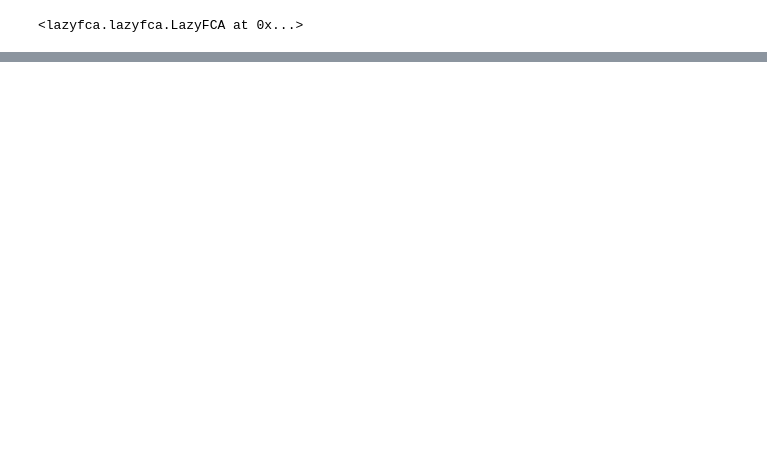
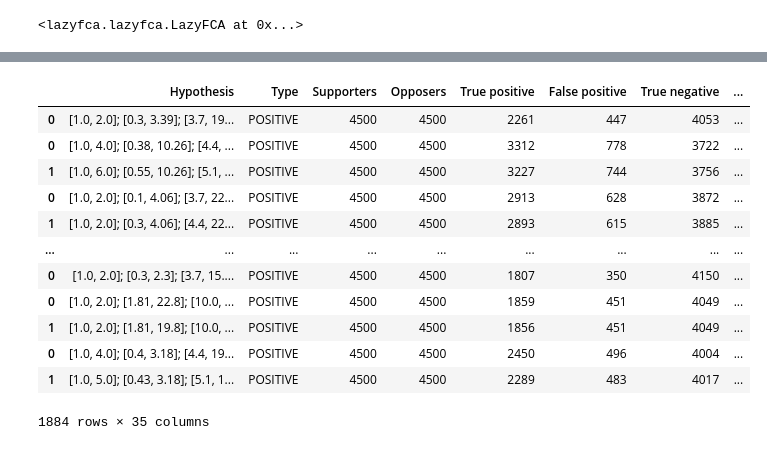
Before and after one commit to TTPO100AJIEX/OSDA-LazyFCA, a Jupyter notebook: experiments/taxi_topk_ranking_raw.ipynb, the cells around one changed output, grey strips where cells are left out. Saved outputs shown, nothing was run; the diff lists cells and outputs as text; code cells hidden in the pictures; blank space fills up the shorter version.

```diff
--- a/experiments/taxi_topk_ranking_raw.ipynb
+++ b/experiments/taxi_topk_ranking_raw.ipynb
@@ -818,5 +808,5 @@ rank_metrics_by_f1_retention(
 # %%
-baseline_classifier = LazyFCA(rank_by='youdens_j', top_k=2)
-baseline_classifier.fit(X_train, y_train)
+classifier = LazyFCA(rank_by = 'youdens_j', top_k = 2)
+classifier.fit(X_train, y_train)
 # %% [output]
 <lazyfca.lazyfca.LazyFCA at 0x...>
@@ -841,0 +813,7 @@ baseline_metrics
+# %%
+explanations = classifier.explain(X_test)
+print(len(explanations))
+
+y_pred = classifier.classify_explanations(explanations, trust = True)
+metrics = estimate_quality(y_pred, y_test)
+metrics
@@ -841,0 +835,17 @@ baseline_metrics
+# %%
+scores = pandas.concat(map(lambda explanation: explanation.display(), explanations), axis = 0).drop_duplicates()
+scores
+# %% [output]
+|  | Hypothesis | Type | Supporters | Opposers | True positive | False positive | True negative | ... |
+| 0 | [1.0, 2.0]; [0.3, 3.39]; [3.7, 19... | POSITIVE | 4500 | 4500 | 2261 | 447 | 4053 | ... |
+| 0 | [1.0, 4.0]; [0.38, 10.26]; [4.4, ... | POSITIVE | 4500 | 4500 | 3312 | 778 | 3722 | ... |
+| 1 | [1.0, 6.0]; [0.55, 10.26]; [5.1, ... | POSITIVE | 4500 | 4500 | 3227 | 744 | 3756 | ... |
+| 0 | [1.0, 2.0]; [0.1, 4.06]; [3.7, 22... | POSITIVE | 4500 | 4500 | 2913 | 628 | 3872 | ... |
+| 1 | [1.0, 2.0]; [0.3, 4.06]; [4.4, 22... | POSITIVE | 4500 | 4500 | 2893 | 615 | 3885 | ... |
+| ... | ... | ... | ... | ... | ... | ... | ... | ... |
+| 0 | [1.0, 2.0]; [0.3, 2.3]; [3.7, 15.... | POSITIVE | 4500 | 4500 | 1807 | 350 | 4150 | ... |
+| 0 | [1.0, 2.0]; [1.81, 22.8]; [10.0, ... | POSITIVE | 4500 | 4500 | 1859 | 451 | 4049 | ... |
+| 1 | [1.0, 2.0]; [1.81, 19.8]; [10.0, ... | POSITIVE | 4500 | 4500 | 1856 | 451 | 4049 | ... |
+| 0 | [1.0, 4.0]; [0.4, 3.18]; [4.4, 19... | POSITIVE | 4500 | 4500 | 2450 | 496 | 4004 | ... |
+| 1 | [1.0, 5.0]; [0.43, 3.18]; [5.1, 1... | POSITIVE | 4500 | 4500 | 2289 | 483 | 4017 | ... |
+1884 rows × 35 columns
```
Also changed, not shown: parts of 7 cells of this notebook, 7 other files.
